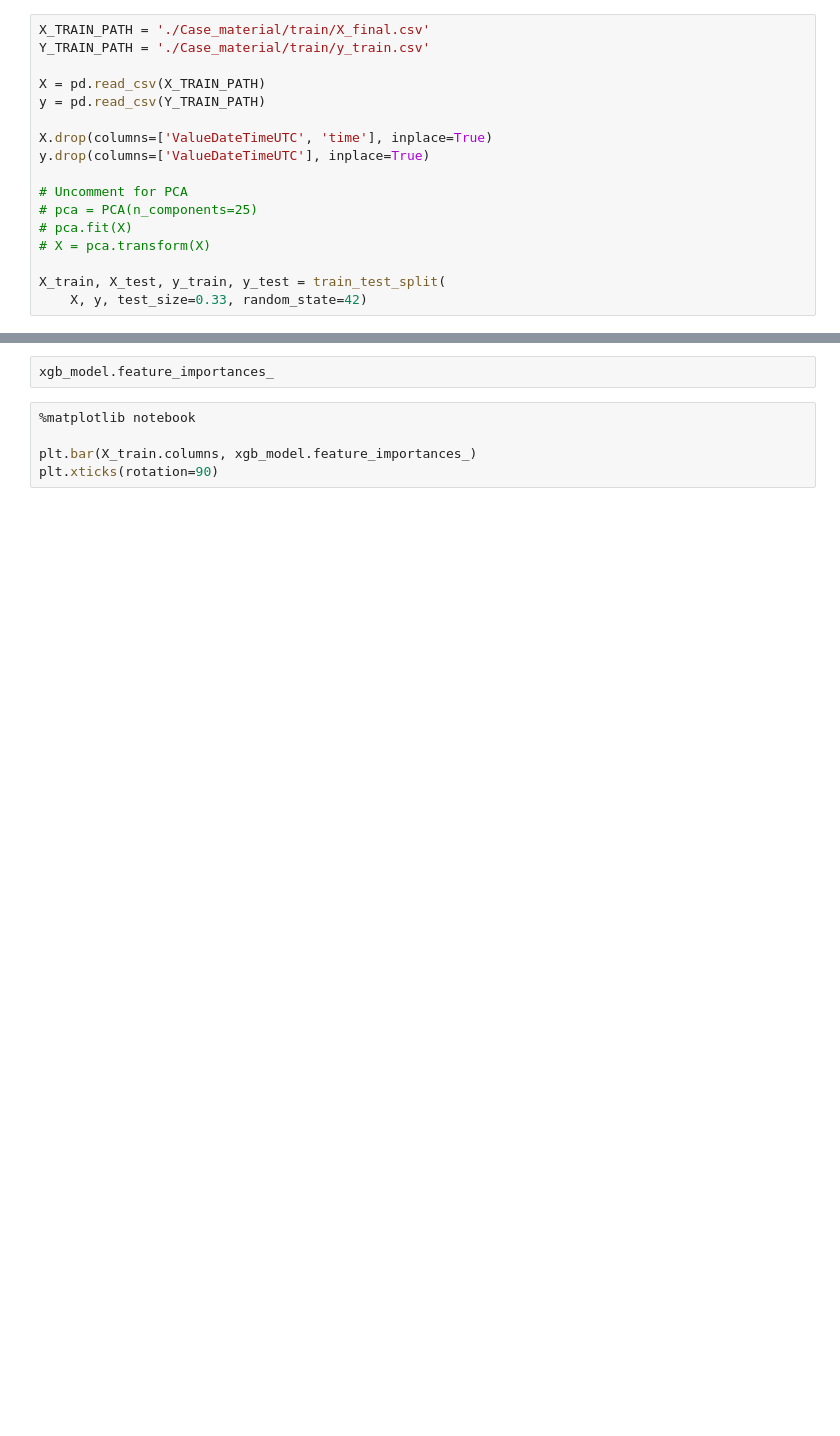
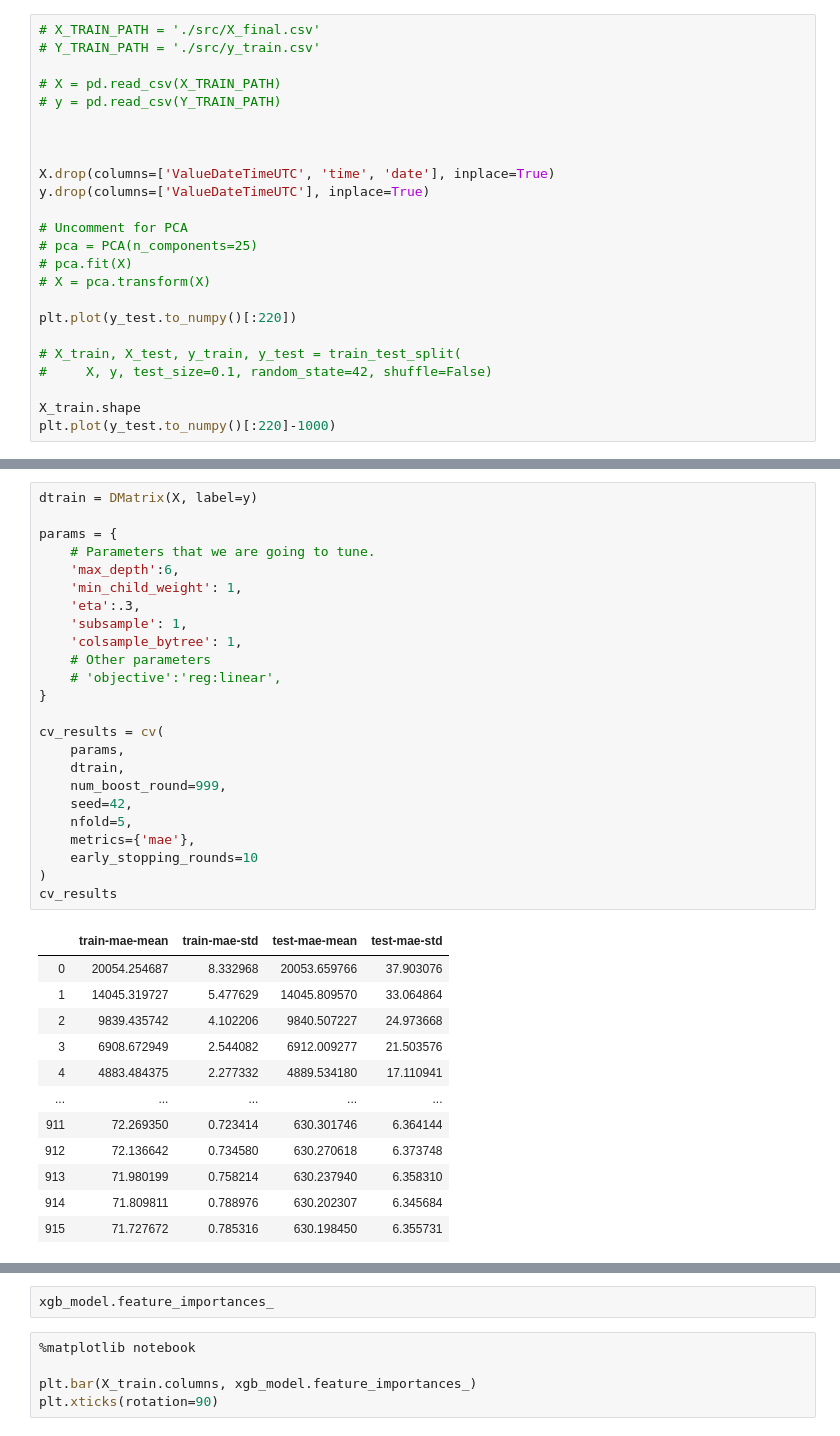
Before and after one commit to fritz-max/Winning-FACCAxDC-Forecasting-Competition-2020, a Jupyter notebook: XGBoost.ipynb, the cells around one changed output, grey strips where cells are left out. Drawn from its saved outputs; the diff is of its cells as text; blank space fills up the shorter version.

```diff
--- a/XGBoost.ipynb
+++ b/XGBoost.ipynb
@@ -12,11 +36,13 @@ from sklearn.decomposition import PCA
 # %%
-X_TRAIN_PATH = './Case_material/train/X_final.csv'
-Y_TRAIN_PATH = './Case_material/train/y_train.csv'
+# X_TRAIN_PATH = './src/X_final.csv'
+# Y_TRAIN_PATH = './src/y_train.csv'
 
-X = pd.read_csv(X_TRAIN_PATH)
-y = pd.read_csv(Y_TRAIN_PATH)
+# X = pd.read_csv(X_TRAIN_PATH)
+# y = pd.read_csv(Y_TRAIN_PATH)
 
-X.drop(columns=['ValueDateTimeUTC', 'time'], inplace=True)
+
+
+X.drop(columns=['ValueDateTimeUTC', 'time', 'date'], inplace=True)
 y.drop(columns=['ValueDateTimeUTC'], inplace=True)
 
 # Uncomment for PCA
@@ -24,5 +50,10 @@ y.drop(columns=['ValueDateTimeUTC'], inplace=True)
 # pca.fit(X)
 # X = pca.transform(X)
 
-X_train, X_test, y_train, y_test = train_test_split(
-    X, y, test_size=0.33, random_state=42)
+plt.plot(y_test.to_numpy()[:220])
+
+# X_train, X_test, y_train, y_test = train_test_split(
+#     X, y, test_size=0.1, random_state=42, shuffle=False)
+
+X_train.shape
+plt.plot(y_test.to_numpy()[:220]-1000)
@@ -49,0 +161,37 @@ Accuracy: 97.27
+# %%
+dtrain = DMatrix(X, label=y)
+
+params = {
+    # Parameters that we are going to tune.
+    'max_depth':6,
+    'min_child_weight': 1,
+    'eta':.3,
+    'subsample': 1,
+    'colsample_bytree': 1,
+    # Other parameters
+    # 'objective':'reg:linear',
+}
+
+cv_results = cv(
+    params,
+    dtrain,
+    num_boost_round=999,
+    seed=42,
+    nfold=5,
+    metrics={'mae'},
+    early_stopping_rounds=10
+)
+cv_results
+# %% [output]
+|  | train-mae-mean | train-mae-std | test-mae-mean | test-mae-std |
+| 0 | 20054.254687 | 8.332968 | 20053.659766 | 37.903076 |
+| 1 | 14045.319727 | 5.477629 | 14045.809570 | 33.064864 |
+| 2 | 9839.435742 | 4.102206 | 9840.507227 | 24.973668 |
+| 3 | 6908.672949 | 2.544082 | 6912.009277 | 21.503576 |
+| 4 | 4883.484375 | 2.277332 | 4889.534180 | 17.110941 |
+| ... | ... | ... | ... | ... |
+| 911 | 72.269350 | 0.723414 | 630.301746 | 6.364144 |
+| 912 | 72.136642 | 0.734580 | 630.270618 | 6.373748 |
+| 913 | 71.980199 | 0.758214 | 630.237940 | 6.358310 |
+| 914 | 71.809811 | 0.788976 | 630.202307 | 6.345684 |
+| 915 | 71.727672 | 0.785316 | 630.198450 | 6.355731 |
```
Also changed, not shown: parts of 13 cells of this notebook, 3 other files.
